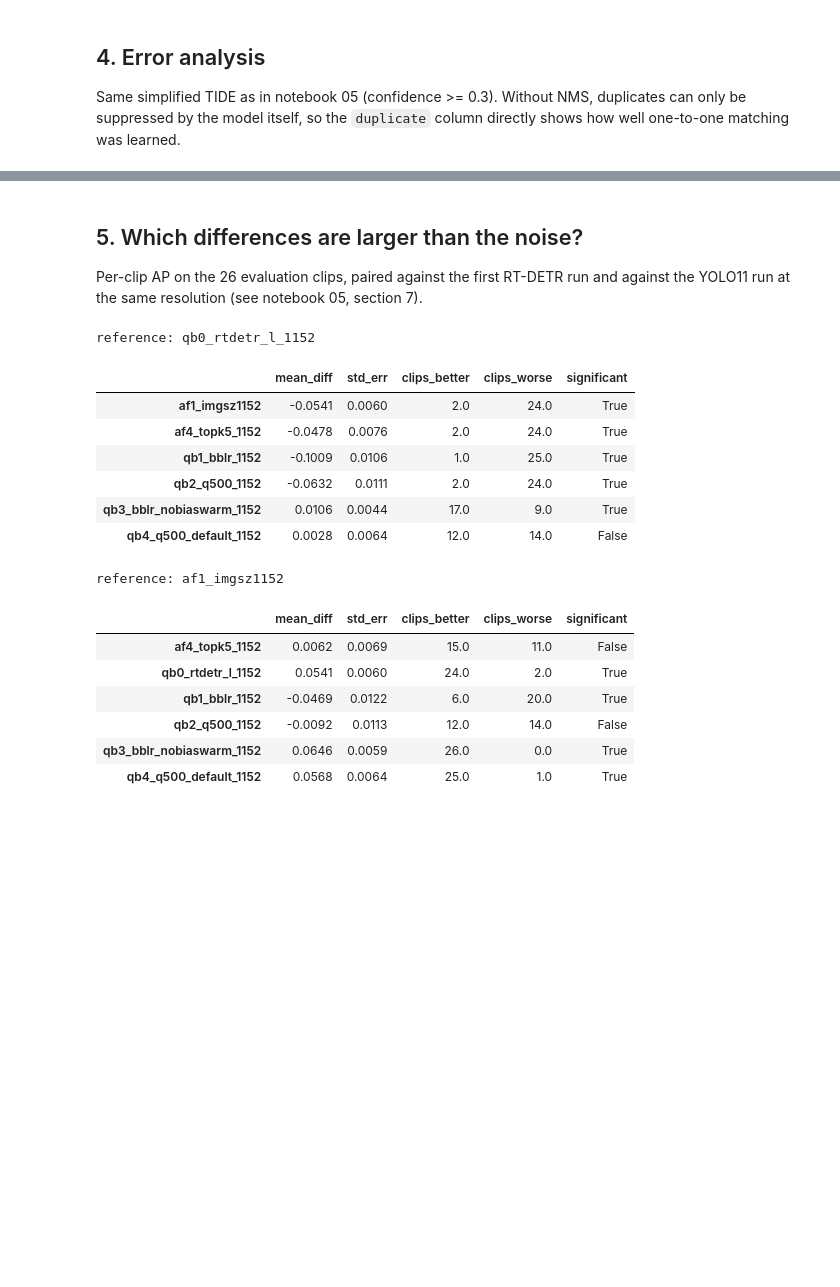
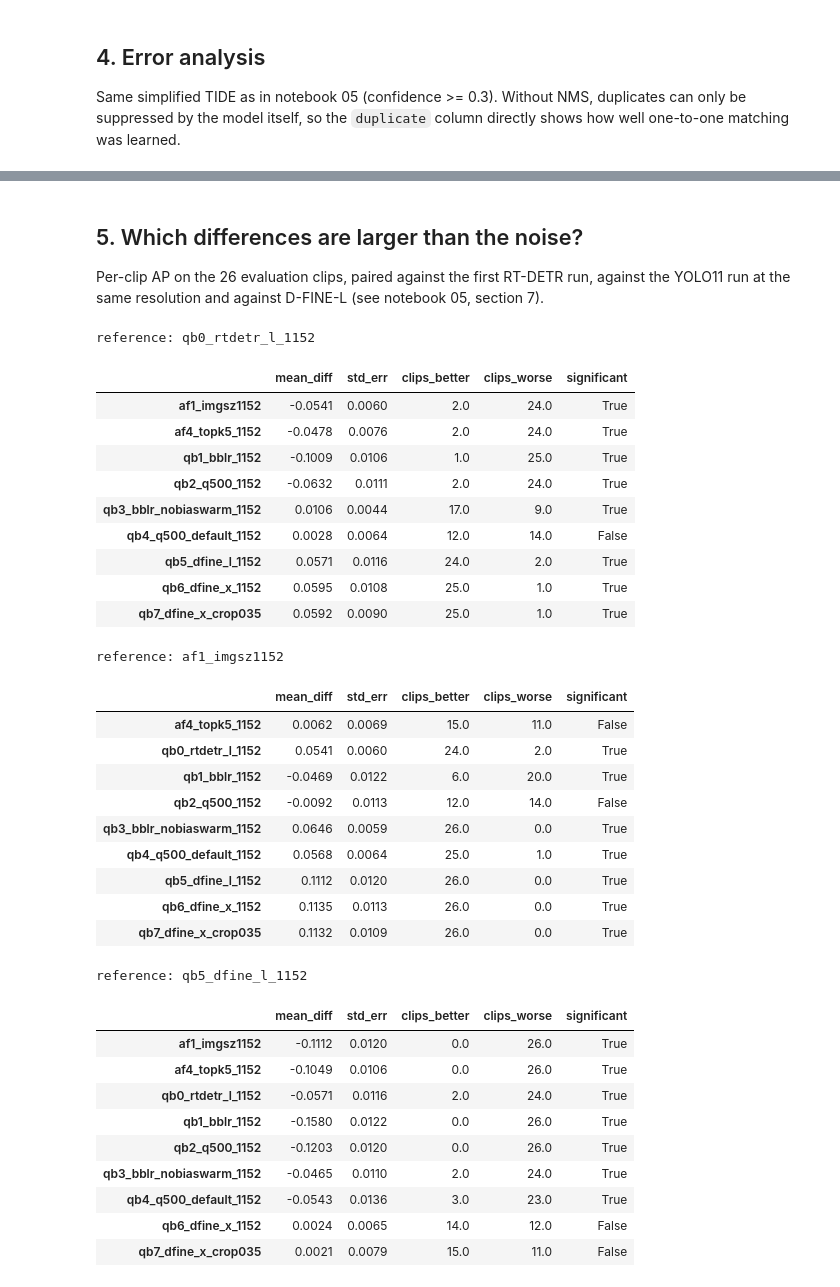
Before and after one commit to dasha-pn/cv-object-detection, a Jupyter notebook: notebooks/06-query-based.ipynb, the cells around one changed output, grey strips where cells are left out. Drawn from its saved outputs; the diff is of its cells as text; code cells hidden in the pictures; blank space fills up the shorter version.

```diff
--- a/notebooks/06-query-based.ipynb
+++ b/notebooks/06-query-based.ipynb
@@ -101,7 +125,10 @@ Ultralytics mAP@[.5:.95] after every epoch on every 20th fold-0 frame. Left: aga
 the real compute budget.
 # %%
 fig, axes = plt.subplots(1, 2, figsize=(14, 4.5), sharey=True)
+# Only Ultralytics runs are validated after every epoch
 for name, run in runs.items():
+    if not (run["dir"] / "results.csv").exists():
+        continue
     curve = pd.read_csv(run["dir"] / "results.csv")
     curve.columns = curve.columns.str.strip()
     style = "--" if name in anchor_free_runs else "-"
@@ -201,32 +237,35 @@ errors
 # %% [markdown]
 ## 5. Which differences are larger than the noise?
 
-Per-clip AP on the 26 evaluation clips, paired against the first RT-DETR run and against the
-YOLO11 run at the same resolution (see notebook 05, section 7).
+Per-clip AP on the 26 evaluation clips, paired against the first RT-DETR run, against the
+YOLO11 run at the same resolution and against D-FINE-L (see notebook 05, section 7).
 # %%
 clip_ap = {}
 for name, run in runs.items():
     clip_ap[name] = {}
     for eval_set in ("fold0", "val"):
         detections = json.loads((run["dir"] / f"predictions_{eval_set}.json").read_text())
         for clip, ap in per_clip_ap(EVAL_SETS[eval_set][1], detections).items():
             clip_ap[name][f"{eval_set}/{clip}"] = ap
 
-for reference in ["qb0_rtdetr_l_1152", "af1_imgsz1152"]:
+for reference in ["qb0_rtdetr_l_1152", "af1_imgsz1152", "qb5_dfine_l_1152"]:
     if reference in clip_ap:
         comparison = paired_comparison(clip_ap, reference=reference).drop(index=reference)
         comparison["significant"] = comparison["mean_diff"].abs() >= 2 * comparison["std_err"]
         print("reference:", reference)
         display(comparison)
 # %% [output]
 reference: qb0_rtdetr_l_1152
 |  | mean_diff | std_err | clips_better | clips_worse | significant |
 | af1_imgsz1152 | -0.0541 | 0.0060 | 2.0 | 24.0 | True |
 | af4_topk5_1152 | -0.0478 | 0.0076 | 2.0 | 24.0 | True |
 | qb1_bblr_1152 | -0.1009 | 0.0106 | 1.0 | 25.0 | True |
 | qb2_q500_1152 | -0.0632 | 0.0111 | 2.0 | 24.0 | True |
 | qb3_bblr_nobiaswarm_1152 | 0.0106 | 0.0044 | 17.0 | 9.0 | True |
 | qb4_q500_default_1152 | 0.0028 | 0.0064 | 12.0 | 14.0 | False |
+| qb5_dfine_l_1152 | 0.0571 | 0.0116 | 24.0 | 2.0 | True |
+| qb6_dfine_x_1152 | 0.0595 | 0.0108 | 25.0 | 1.0 | True |
+| qb7_dfine_x_crop035 | 0.0592 | 0.0090 | 25.0 | 1.0 | True |
 reference: af1_imgsz1152
 |  | mean_diff | std_err | clips_better | clips_worse | significant |
 | af4_topk5_1152 | 0.0062 | 0.0069 | 15.0 | 11.0 | False |
@@ -235,3 +274,17 @@ reference: af1_imgsz1152
 | qb2_q500_1152 | -0.0092 | 0.0113 | 12.0 | 14.0 | False |
 | qb3_bblr_nobiaswarm_1152 | 0.0646 | 0.0059 | 26.0 | 0.0 | True |
 | qb4_q500_default_1152 | 0.0568 | 0.0064 | 25.0 | 1.0 | True |
+| qb5_dfine_l_1152 | 0.1112 | 0.0120 | 26.0 | 0.0 | True |
+| qb6_dfine_x_1152 | 0.1135 | 0.0113 | 26.0 | 0.0 | True |
+| qb7_dfine_x_crop035 | 0.1132 | 0.0109 | 26.0 | 0.0 | True |
+reference: qb5_dfine_l_1152
+|  | mean_diff | std_err | clips_better | clips_worse | significant |
+| af1_imgsz1152 | -0.1112 | 0.0120 | 0.0 | 26.0 | True |
+| af4_topk5_1152 | -0.1049 | 0.0106 | 0.0 | 26.0 | True |
+| qb0_rtdetr_l_1152 | -0.0571 | 0.0116 | 2.0 | 24.0 | True |
+| qb1_bblr_1152 | -0.1580 | 0.0122 | 0.0 | 26.0 | True |
+| qb2_q500_1152 | -0.1203 | 0.0120 | 0.0 | 26.0 | True |
+| qb3_bblr_nobiaswarm_1152 | -0.0465 | 0.0110 | 2.0 | 24.0 | True |
+| qb4_q500_default_1152 | -0.0543 | 0.0136 | 3.0 | 23.0 | True |
+| qb6_dfine_x_1152 | 0.0024 | 0.0065 | 14.0 | 12.0 | False |
+| qb7_dfine_x_crop035 | 0.0021 | 0.0079 | 15.0 | 11.0 | False |
```
Also changed, not shown: parts of 9 cells of this notebook, 5 other files.
